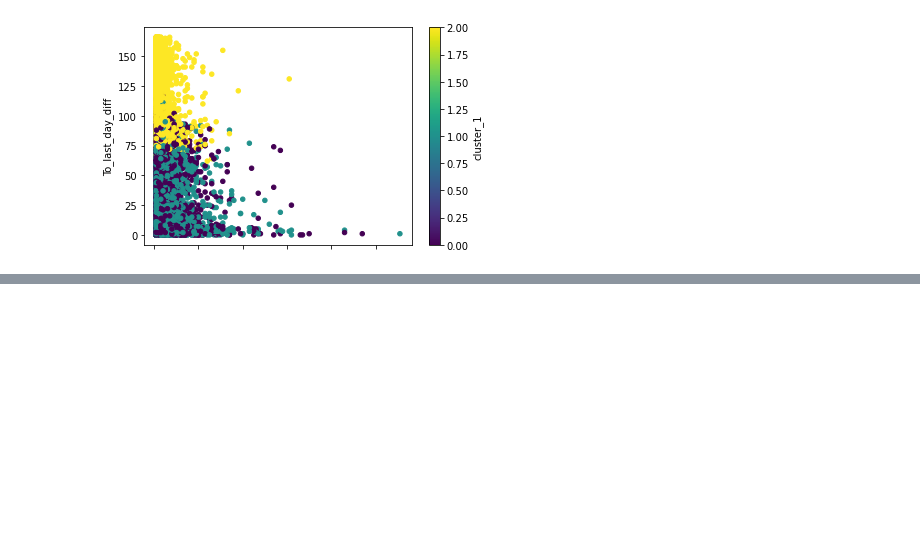
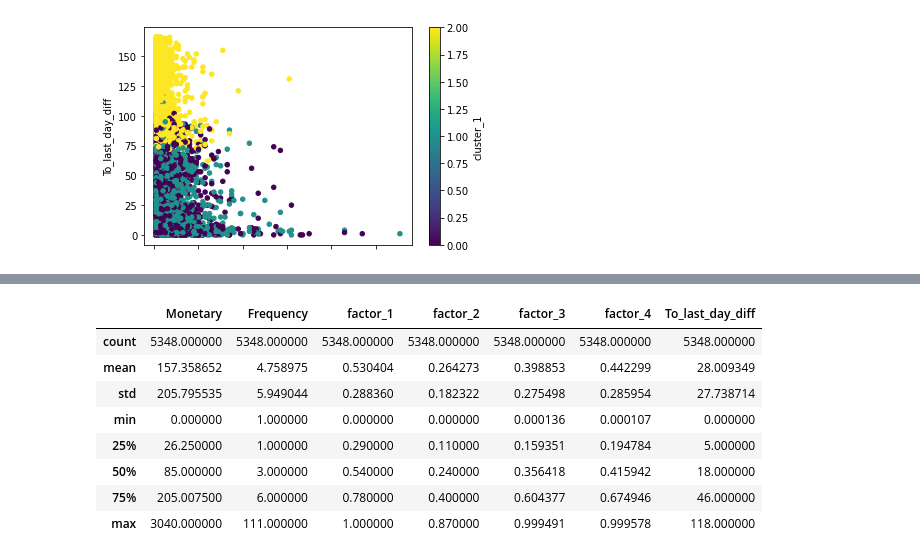
Before and after one commit to MKhairtdinova/Xsolla_DS_2020, a Jupyter notebook: Сегментация/Сегментация.ipynb, the cells around one changed output, grey strips where cells are left out. Cells and saved outputs as stored; diff of their text form; code cells hidden in the pictures; blank space fills up the shorter version.

```diff
--- a/Сегментация/Сегментация.ipynb
+++ b/Сегментация/Сегментация.ipynb
@@ -414,0 +437,12 @@ ax2 = segment.plot.scatter(x='Frequency',
+# %%
+get_cluster_info(1)
+# %% [output]
+|  | Monetary | Frequency | factor_1 | factor_2 | factor_3 | factor_4 | To_last_day_diff |
+| count | 5348.000000 | 5348.000000 | 5348.000000 | 5348.000000 | 5348.000000 | 5348.000000 | 5348.000000 |
+| mean | 157.358652 | 4.758975 | 0.530404 | 0.264273 | 0.398853 | 0.442299 | 28.009349 |
+| std | 205.795535 | 5.949044 | 0.288360 | 0.182322 | 0.275498 | 0.285954 | 27.738714 |
+| min | 0.000000 | 1.000000 | 0.000000 | 0.000000 | 0.000136 | 0.000107 | 0.000000 |
+| 25% | 26.250000 | 1.000000 | 0.290000 | 0.110000 | 0.159351 | 0.194784 | 5.000000 |
+| 50% | 85.000000 | 3.000000 | 0.540000 | 0.240000 | 0.356418 | 0.415942 | 18.000000 |
+| 75% | 205.007500 | 6.000000 | 0.780000 | 0.400000 | 0.604377 | 0.674946 | 46.000000 |
+| max | 3040.000000 | 111.000000 | 1.000000 | 0.870000 | 0.999491 | 0.999578 | 118.000000 |
```
Also changed, not shown: parts of 8 cells of this notebook, 1 other file.
